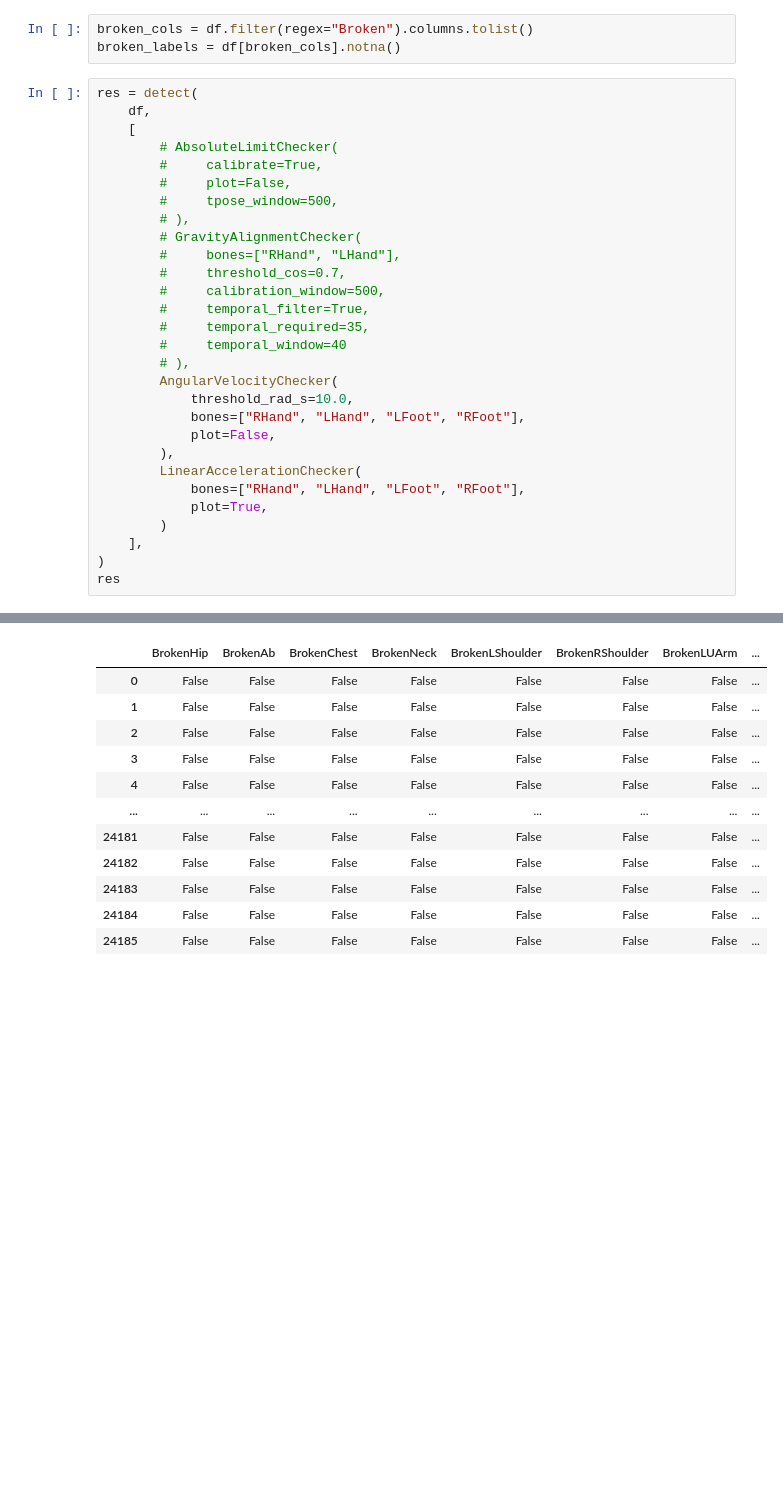
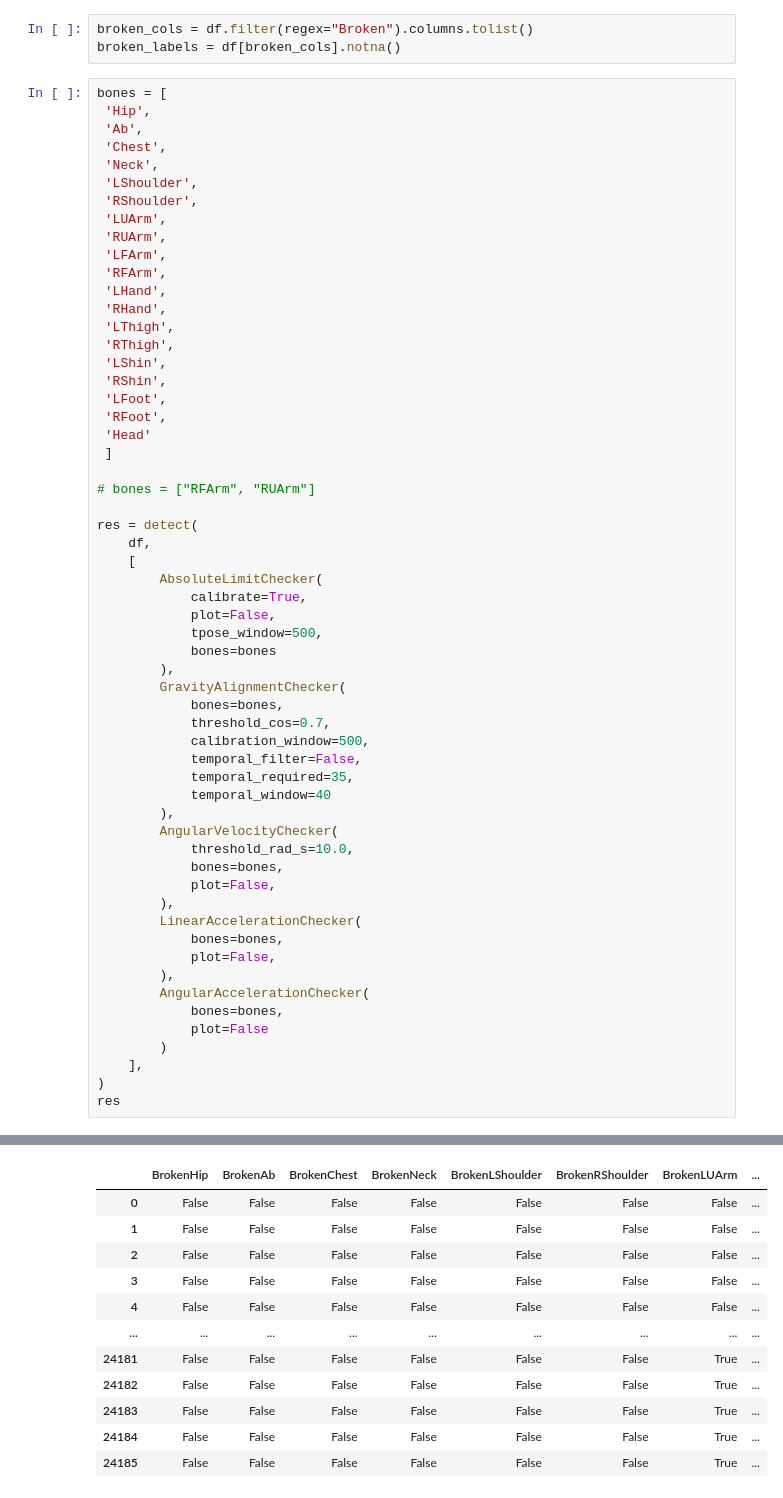
Before and after one commit to AregM02/broken_limb_detector, a Jupyter notebook: eval.ipynb, the cells around one changed output, grey strips where cells are left out. Cells and saved outputs as stored; diff of their text form; blank space fills up the shorter version.

Commit message:
many many checkers implemented

```diff
--- a/eval.ipynb
+++ b/eval.ipynb
@@ -9,30 +16,59 @@ df = pd.read_parquet("data/validation.parquet")
 broken_cols = df.filter(regex="Broken").columns.tolist()
 broken_labels = df[broken_cols].notna()
 # %%
+bones = [
+ 'Hip',
+ 'Ab',
+ 'Chest',
+ 'Neck',
+ 'LShoulder',
+ 'RShoulder',
+ 'LUArm',
+ 'RUArm',
+ 'LFArm',
+ 'RFArm',
+ 'LHand',
+ 'RHand',
+ 'LThigh',
+ 'RThigh',
+ 'LShin',
+ 'RShin',
+ 'LFoot',
+ 'RFoot',
+ 'Head'
+ ]
+
+# bones = ["RFArm", "RUArm"]
+
 res = detect(
     df,
     [
-        # AbsoluteLimitChecker(
-        #     calibrate=True,
-        #     plot=False,
-        #     tpose_window=500,
-        # ),
-        # GravityAlignmentChecker(
-        #     bones=["RHand", "LHand"],
-        #     threshold_cos=0.7,
-        #     calibration_window=500,
-        #     temporal_filter=True,
-        #     temporal_required=35,
-        #     temporal_window=40
-        # ),
+        AbsoluteLimitChecker(
+            calibrate=True,
+            plot=False,
+            tpose_window=500,
+            bones=bones
+        ),
+        GravityAlignmentChecker(
+            bones=bones,
+            threshold_cos=0.7,
+            calibration_window=500,
+            temporal_filter=False,
+            temporal_required=35,
+            temporal_window=40
+        ),
         AngularVelocityChecker(
             threshold_rad_s=10.0,
-            bones=["RHand", "LHand", "LFoot", "RFoot"],
+            bones=bones,
             plot=False,
         ),
         LinearAccelerationChecker(
-            bones=["RHand", "LHand", "LFoot", "RFoot"],
-            plot=True,
+            bones=bones,
+            plot=False,
+        ),
+        AngularAccelerationChecker(
+            bones=bones,
+            plot=False
         )
     ],
 )
@@ -45,14 +77,14 @@ res
 |  | BrokenHip | BrokenAb | BrokenChest | BrokenNeck | BrokenLShoulder | BrokenRShoulder | BrokenLUArm | ... |
 | 0 | False | False | False | False | False | False | False | ... |
 | 1 | False | False | False | False | False | False | False | ... |
 | 2 | False | False | False | False | False | False | False | ... |
 | 3 | False | False | False | False | False | False | False | ... |
 | 4 | False | False | False | False | False | False | False | ... |
 | ... | ... | ... | ... | ... | ... | ... | ... | ... |
-| 24181 | False | False | False | False | False | False | False | ... |
-| 24182 | False | False | False | False | False | False | False | ... |
-| 24183 | False | False | False | False | False | False | False | ... |
-| 24184 | False | False | False | False | False | False | False | ... |
-| 24185 | False | False | False | False | False | False | False | ... |
+| 24181 | False | False | False | False | False | False | True | ... |
+| 24182 | False | False | False | False | False | False | True | ... |
+| 24183 | False | False | False | False | False | False | True | ... |
+| 24184 | False | False | False | False | False | False | True | ... |
+| 24185 | False | False | False | False | False | False | True | ... |
 24186 rows × 21 columns
 # %%
```
Also changed, not shown: parts of 3 cells of this notebook, 7 other files.
